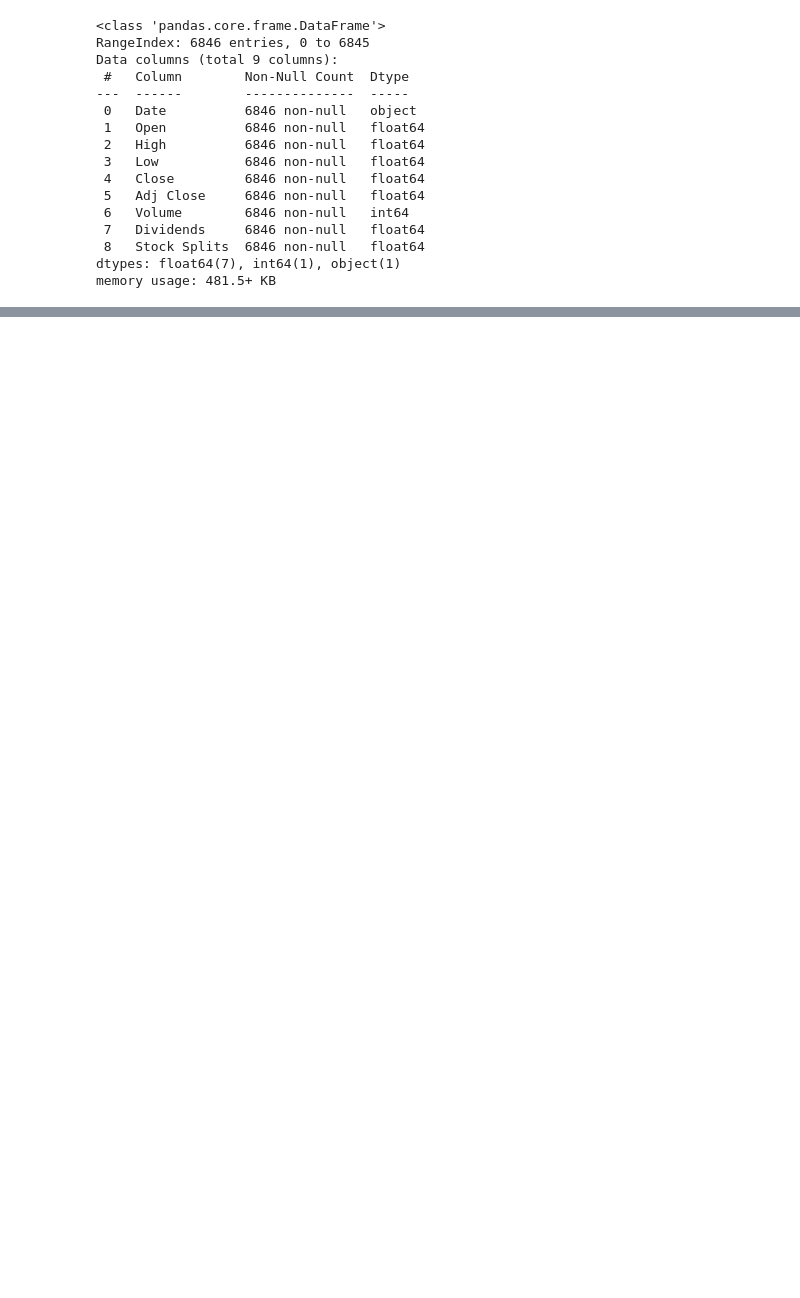
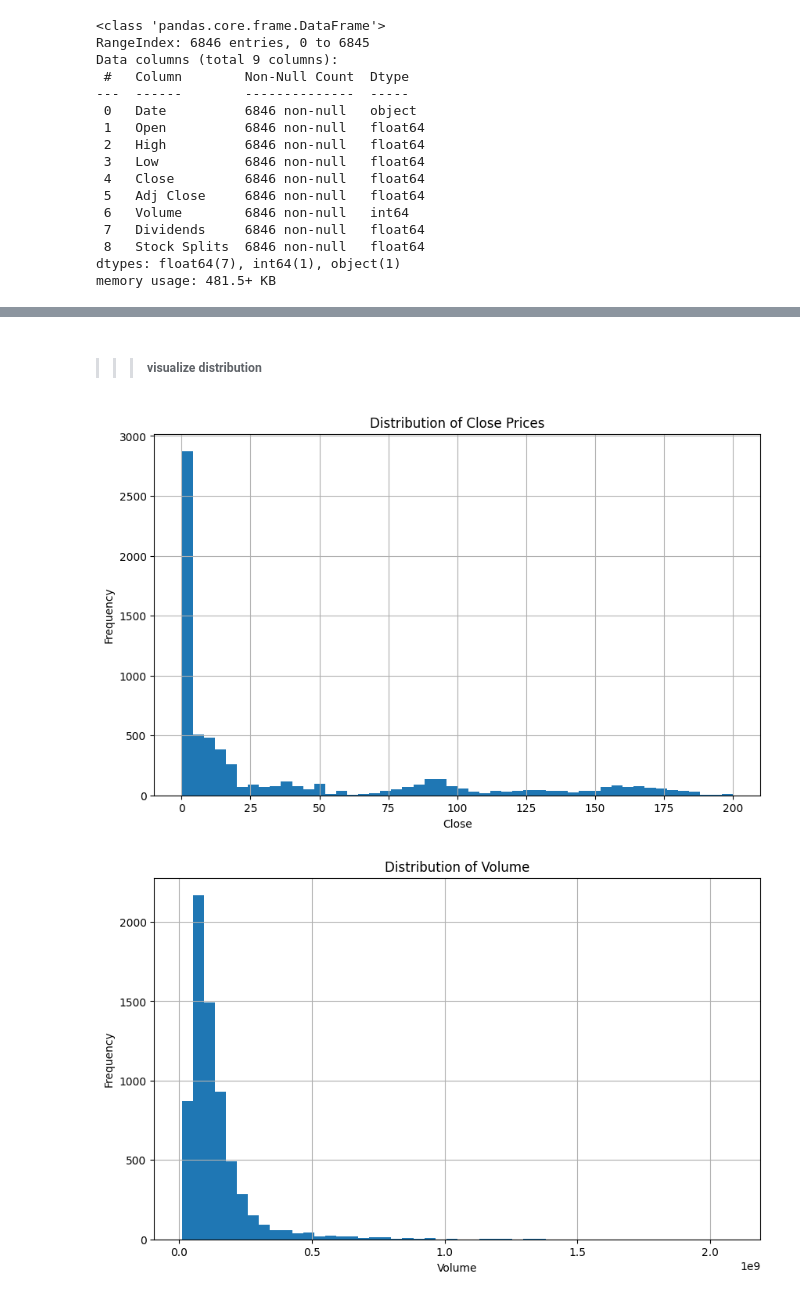
Before and after one commit to naolatomsa/Nova-Financial-Solutions, a Jupyter notebook: notebooks/qualitative-analysis/AMZN.ipynb, the cells around one changed output, grey strips where cells are left out. Cells and saved outputs as stored; diff of their text form; code cells hidden in the pictures; blank space fills up the shorter version.

Commit message:
eda analysis on AMZN

```diff
--- a/notebooks/qualitative-analysis/AMZN.ipynb
+++ b/notebooks/qualitative-analysis/AMZN.ipynb
@@ -65,2 +45,0 @@ from scripts.calculateTechnicalIndicator import calculate_macd
-# %%
-data['SMA_20'] = calculate_sma(data, column='Close', period=20)
@@ -69,3 +45,0 @@ data['SMA_20'] = calculate_sma(data, column='Close', period=20)
-# %%
-
-data['EMA_20'] = calculate_ema(data, column='Close', period=20)
@@ -74,3 +45,0 @@ data['EMA_20'] = calculate_ema(data, column='Close', period=20)
-# %%
-
-data['RSI'] = calculate_rsi(data, column='Close', period=14)
@@ -102,0 +116,9 @@ plot_macd(data, title='MACD Analysis')
+# %% [markdown]
+>>> ##### visualize distribution
+# %%
+from scripts.edaAndQuantitativeAnalysis import plot_distributions
+plot_distributions(data, 'Close', title="Distribution of Close Prices")
+plot_distributions(data, 'Volume', title="Distribution of Volume")
+# %% [output]
+[figure, added]
+[figure, added]
```
Also changed, not shown: parts of 23 cells of this notebook, 3 other files.
